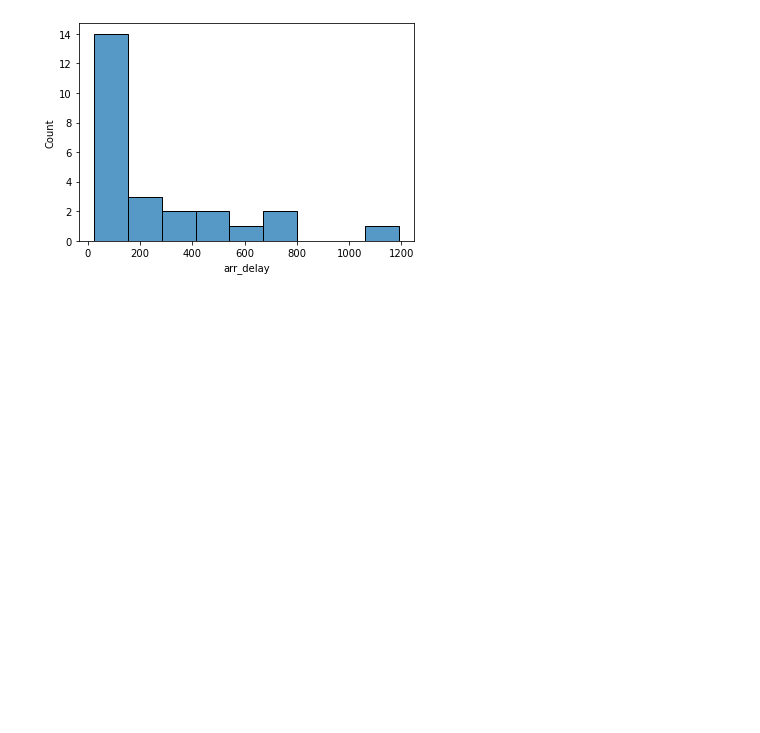
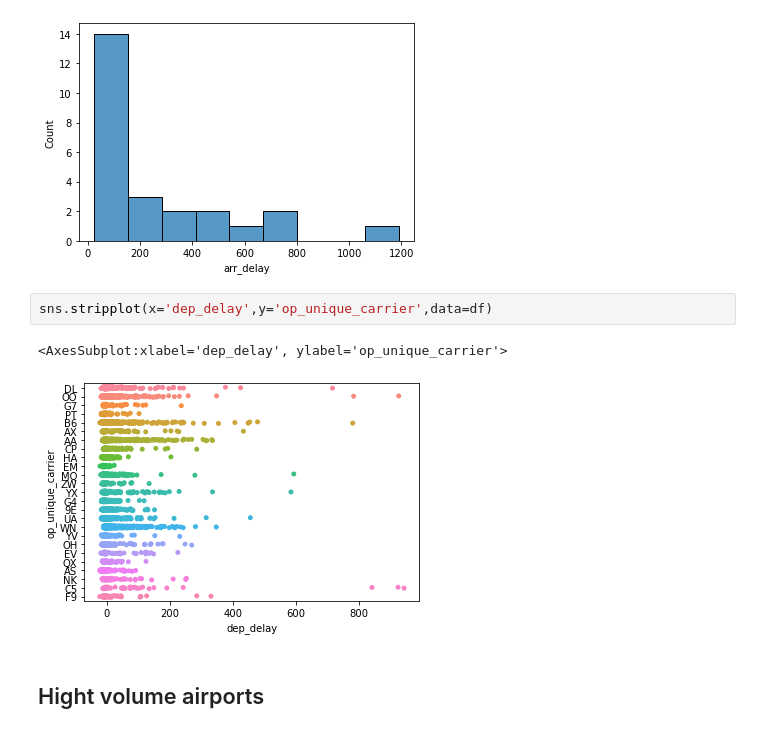
Before and after one commit to DDDDDDaisyS/LHL_Midterm_Project_Flights_Delay_Prediction, a Jupyter notebook: experiments/exploratory_analysis_firstattempt.ipynb, the cells around one changed output. Saved outputs shown, nothing was run; the diff lists cells and outputs as text; blank space fills up the shorter version.

```diff
--- a/experiments/exploratory_analysis_firstattempt.ipynb
+++ b/experiments/exploratory_analysis_firstattempt.ipynb
@@ -668,3 +670,10 @@ sns.histplot(carrierplot)
 # %% [output]
 <AxesSubplot:xlabel='arr_delay', ylabel='Count'>
 [figure]
+# %%
+sns.stripplot(x='dep_delay',y='op_unique_carrier',data=df)
+# %% [output]
+<AxesSubplot:xlabel='dep_delay', ylabel='op_unique_carrier'>
+[figure, added]
+# %% [markdown]
+## Hight volume airports
```
Also changed, not shown: parts of 8 cells of this notebook.
